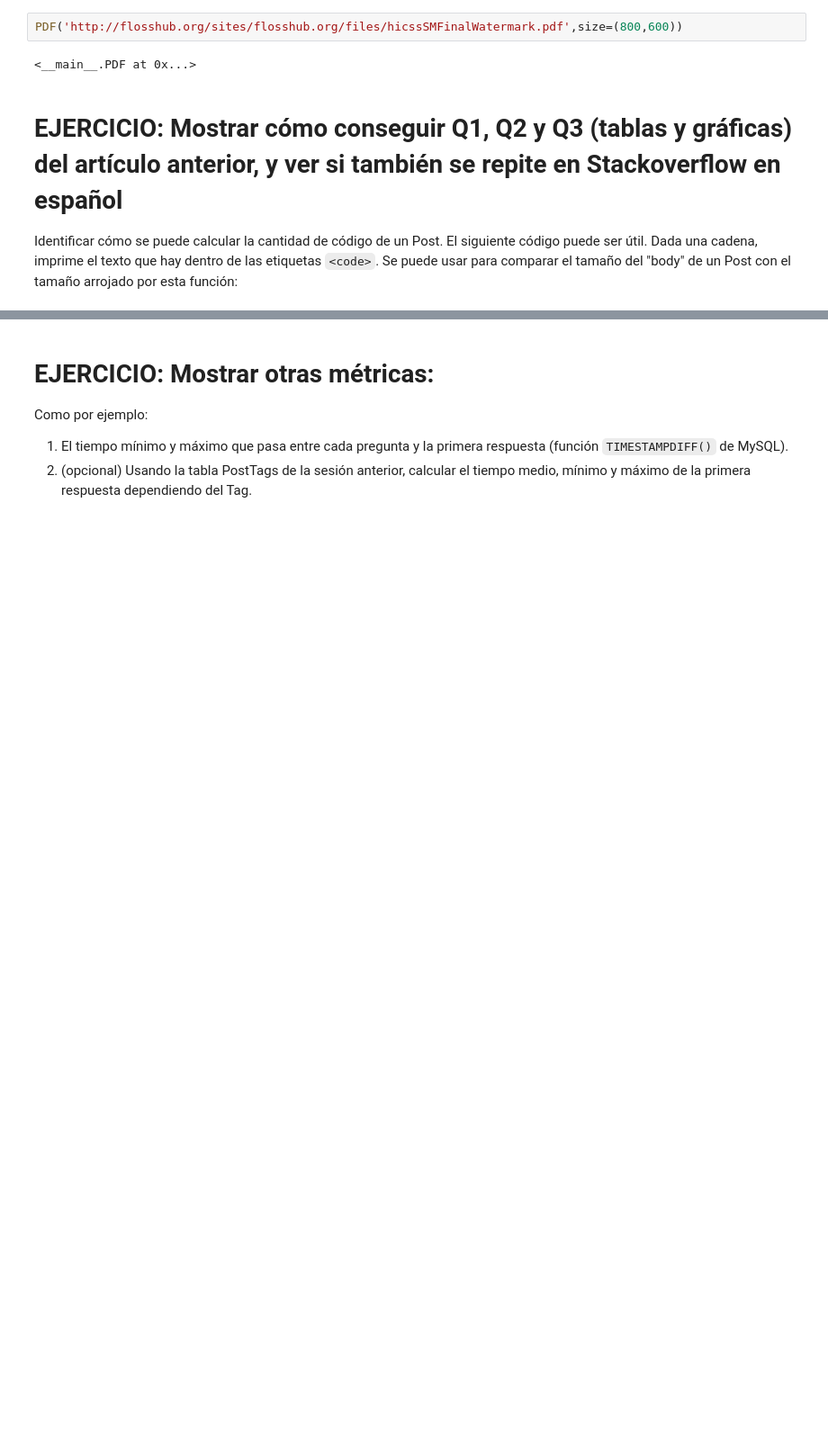
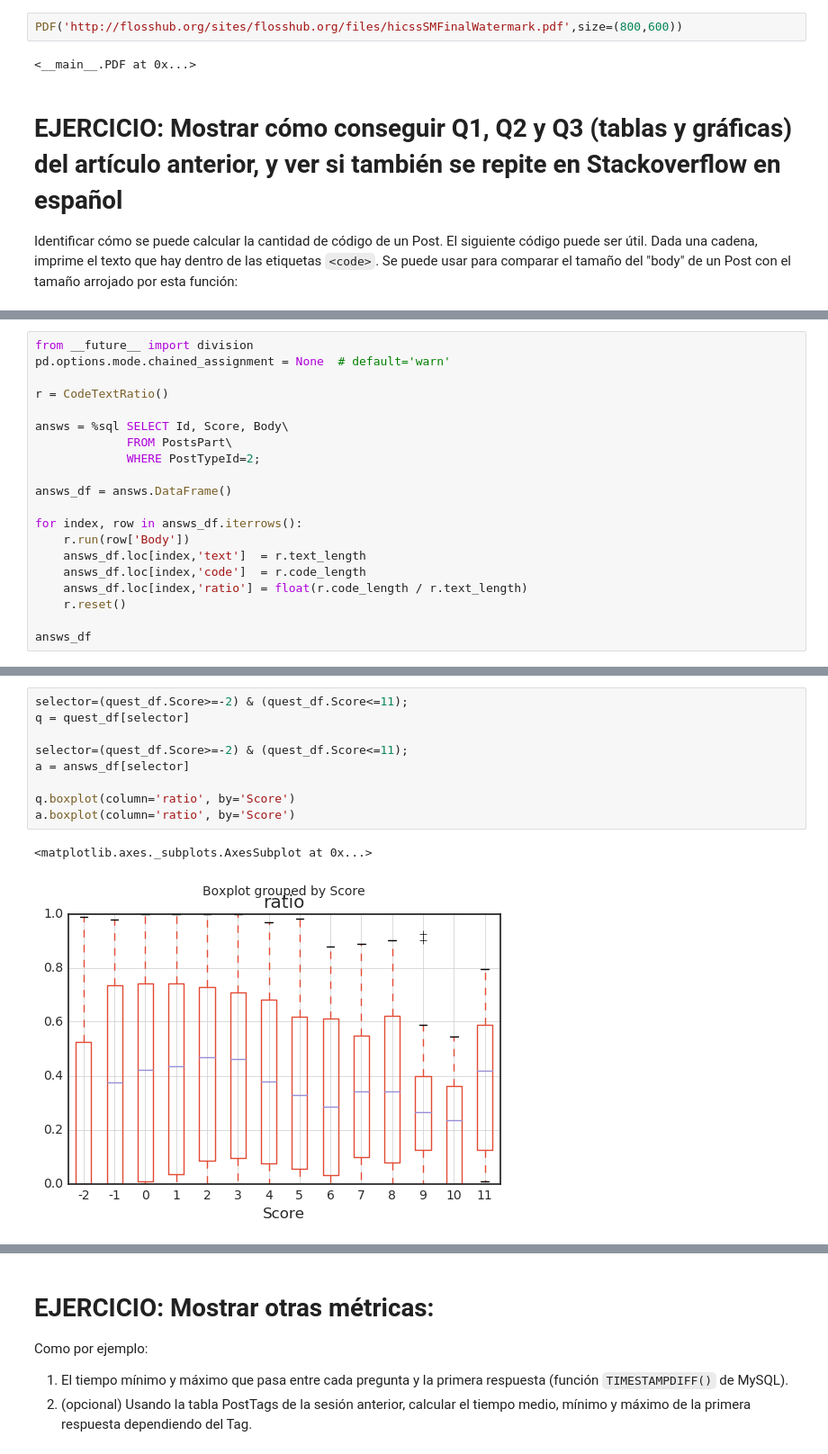
Before and after one commit to JavierCVilla/Master-bgde, a Jupyter notebook: sesion2/sesion2.ipynb, the cells around one changed output, grey strips where cells are left out. Shown at 90% size. Drawn from its saved outputs; the diff is of its cells as text; blank space fills up the shorter version.

```diff
--- a/sesion2/sesion2.ipynb
+++ b/sesion2/sesion2.ipynb
@@ -855,0 +935,20 @@ print c.code_length
+# %%
+from __future__ import division
+pd.options.mode.chained_assignment = None  # default='warn'
+
+r = CodeTextRatio()
+
+answs = %sql SELECT Id, Score, Body\
+             FROM PostsPart\
+             WHERE PostTypeId=2;
+
+answs_df = answs.DataFrame()
+
+for index, row in answs_df.iterrows():
+    r.run(row['Body'])
+    answs_df.loc[index,'text']  = r.text_length
+    answs_df.loc[index,'code']  = r.code_length
+    answs_df.loc[index,'ratio'] = float(r.code_length / r.text_length)
+    r.reset()
+
+answs_df
@@ -855,0 +974,12 @@ print c.code_length
+# %%
+selector=(quest_df.Score>=-2) & (quest_df.Score<=11);
+q = quest_df[selector]
+
+selector=(quest_df.Score>=-2) & (quest_df.Score<=11);
+a = answs_df[selector]
+
+q.boxplot(column='ratio', by='Score')
+a.boxplot(column='ratio', by='Score')
+# %% [output]
+<matplotlib.axes._subplots.AxesSubplot at 0x...>
+[figure, added]
```
Also changed, not shown: parts of 12 cells of this notebook.
